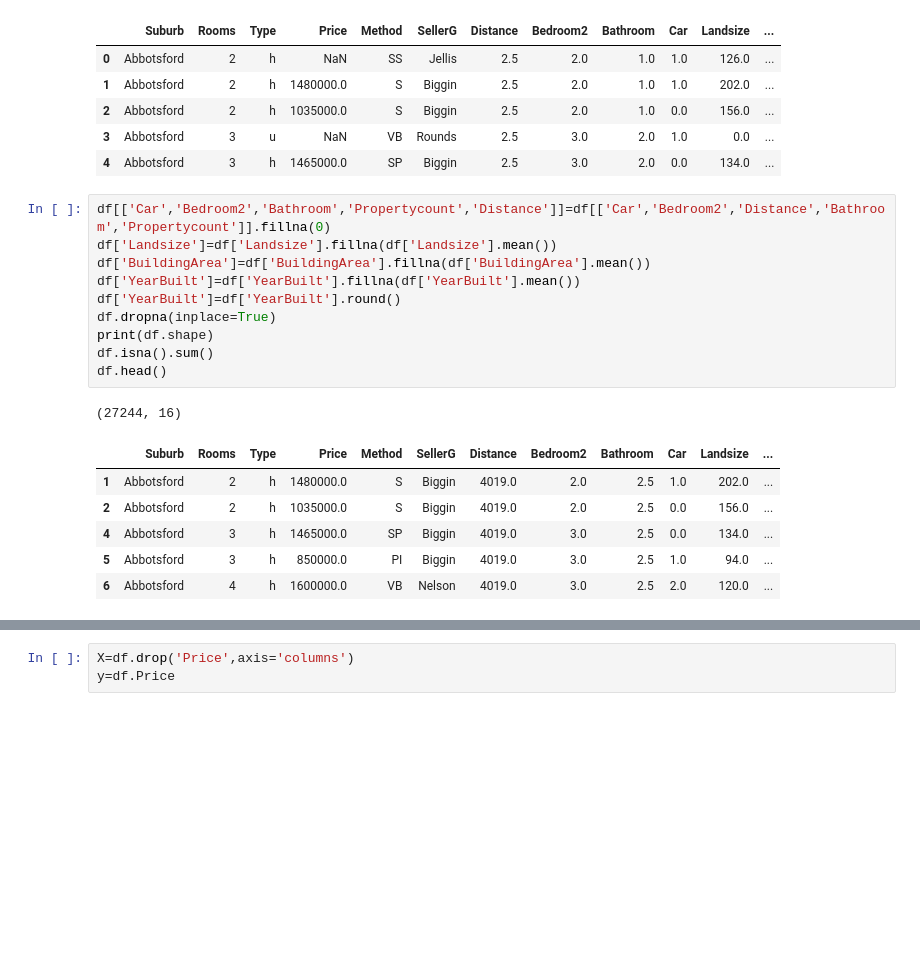
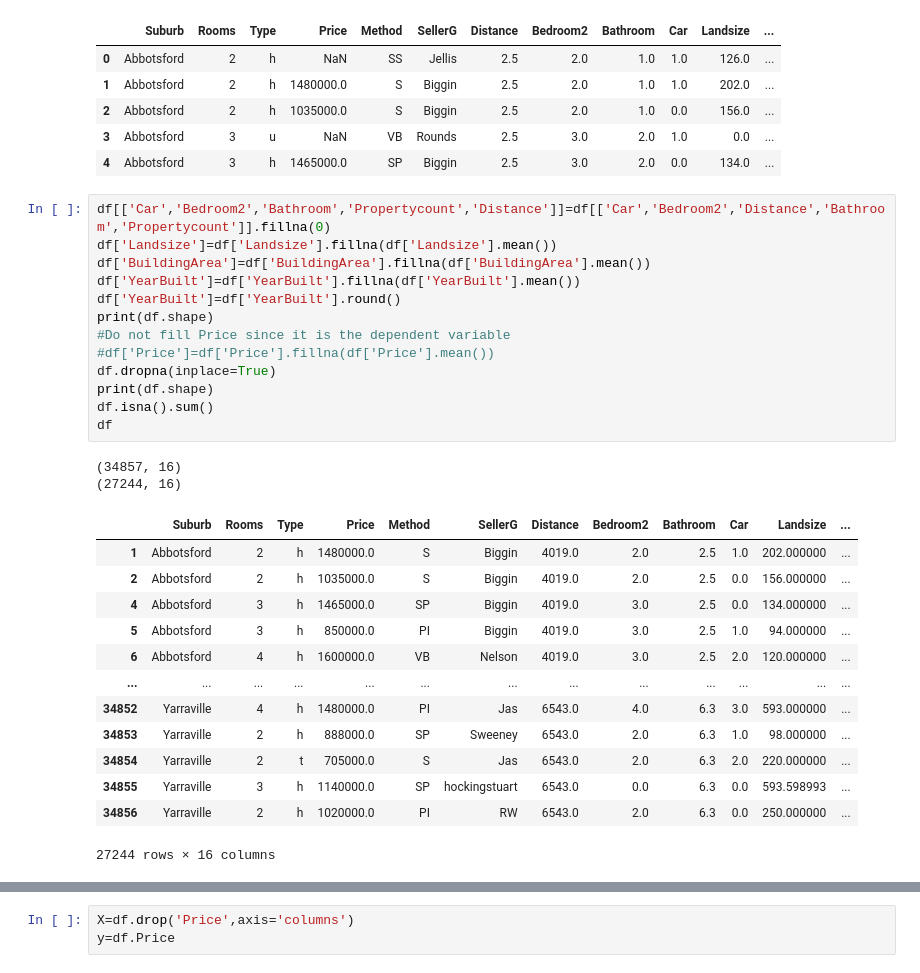
Before and after one commit to pvanand07/py, a Jupyter notebook: l1andl2regularizationex1.ipynb, the cells around one changed output, grey strips where cells are left out. Saved outputs shown, nothing was run; the diff lists cells and outputs as text; blank space fills up the shorter version.

```diff
--- a/l1andl2regularizationex1.ipynb
+++ b/l1andl2regularizationex1.ipynb
@@ -77,20 +77,31 @@ dtype: int64
 # %%
 df[['Car','Bedroom2','Bathroom','Propertycount','Distance']]=df[['Car','Bedroom2','Distance','Bathroom','Propertycount']].fillna(0)
 df['Landsize']=df['Landsize'].fillna(df['Landsize'].mean())
 df['BuildingArea']=df['BuildingArea'].fillna(df['BuildingArea'].mean())
 df['YearBuilt']=df['YearBuilt'].fillna(df['YearBuilt'].mean())
 df['YearBuilt']=df['YearBuilt'].round()
+print(df.shape)
+#Do not fill Price since it is the dependent variable
+#df['Price']=df['Price'].fillna(df['Price'].mean())
 df.dropna(inplace=True)
 print(df.shape)
 df.isna().sum()
-df.head()
+df
 # %% [output]
+(34857, 16)
 (27244, 16)
 |  | Suburb | Rooms | Type | Price | Method | SellerG | Distance | Bedroom2 | Bathroom | Car | Landsize | ... |
-| 1 | Abbotsford | 2 | h | 1480000.0 | S | Biggin | 4019.0 | 2.0 | 2.5 | 1.0 | 202.0 | ... |
-| 2 | Abbotsford | 2 | h | 1035000.0 | S | Biggin | 4019.0 | 2.0 | 2.5 | 0.0 | 156.0 | ... |
-| 4 | Abbotsford | 3 | h | 1465000.0 | SP | Biggin | 4019.0 | 3.0 | 2.5 | 0.0 | 134.0 | ... |
-| 5 | Abbotsford | 3 | h | 850000.0 | PI | Biggin | 4019.0 | 3.0 | 2.5 | 1.0 | 94.0 | ... |
-| 6 | Abbotsford | 4 | h | 1600000.0 | VB | Nelson | 4019.0 | 3.0 | 2.5 | 2.0 | 120.0 | ... |
+| 1 | Abbotsford | 2 | h | 1480000.0 | S | Biggin | 4019.0 | 2.0 | 2.5 | 1.0 | 202.000000 | ... |
+| 2 | Abbotsford | 2 | h | 1035000.0 | S | Biggin | 4019.0 | 2.0 | 2.5 | 0.0 | 156.000000 | ... |
+| 4 | Abbotsford | 3 | h | 1465000.0 | SP | Biggin | 4019.0 | 3.0 | 2.5 | 0.0 | 134.000000 | ... |
+| 5 | Abbotsford | 3 | h | 850000.0 | PI | Biggin | 4019.0 | 3.0 | 2.5 | 1.0 | 94.000000 | ... |
+| 6 | Abbotsford | 4 | h | 1600000.0 | VB | Nelson | 4019.0 | 3.0 | 2.5 | 2.0 | 120.000000 | ... |
+| ... | ... | ... | ... | ... | ... | ... | ... | ... | ... | ... | ... | ... |
+| 34852 | Yarraville | 4 | h | 1480000.0 | PI | Jas | 6543.0 | 4.0 | 6.3 | 3.0 | 593.000000 | ... |
+| 34853 | Yarraville | 2 | h | 888000.0 | SP | Sweeney | 6543.0 | 2.0 | 6.3 | 1.0 | 98.000000 | ... |
+| 34854 | Yarraville | 2 | t | 705000.0 | S | Jas | 6543.0 | 2.0 | 6.3 | 2.0 | 220.000000 | ... |
+| 34855 | Yarraville | 3 | h | 1140000.0 | SP | hockingstuart | 6543.0 | 0.0 | 6.3 | 0.0 | 593.598993 | ... |
+| 34856 | Yarraville | 2 | h | 1020000.0 | PI | RW | 6543.0 | 2.0 | 6.3 | 0.0 | 250.000000 | ... |
+27244 rows × 16 columns
 # %%
 df=pd.get_dummies(df, drop_first=True)
```
Also changed, not shown: parts of 3 cells of this notebook.
